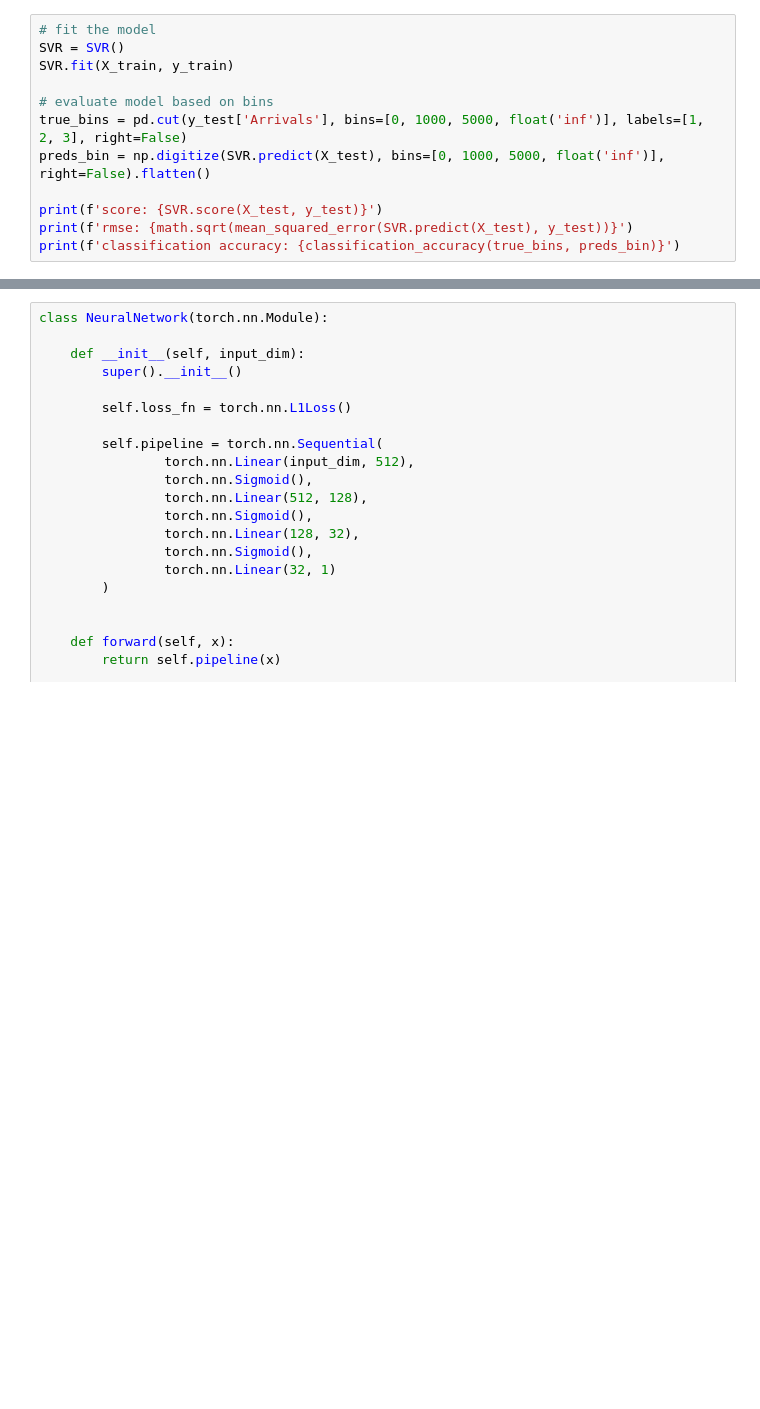
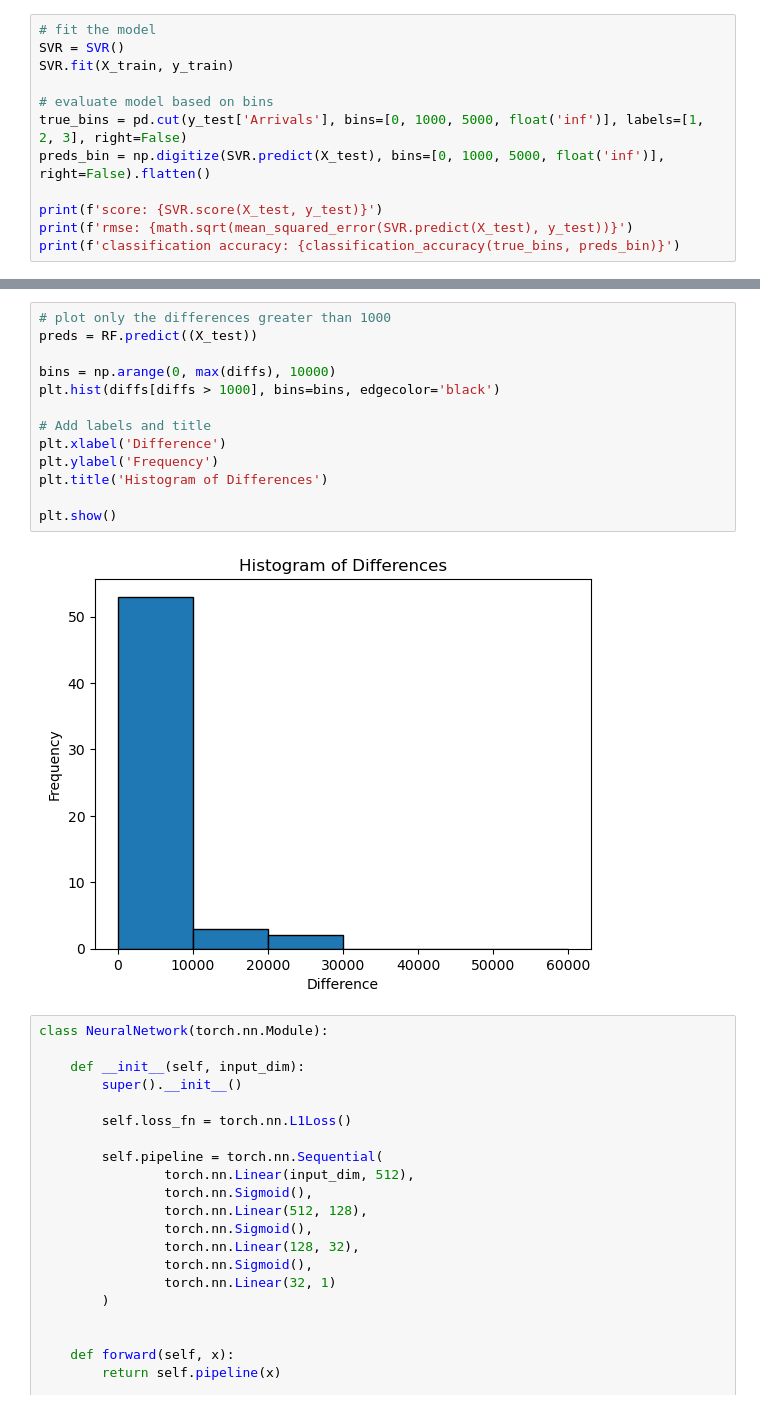
Before and after one commit to jamiehax/UNHCR-ml-challenge, a Jupyter notebook: model.ipynb, the cells around one changed output, grey strips where cells are left out. Saved outputs shown, nothing was run; the diff lists cells and outputs as text; blank space fills up the shorter version.

```diff
--- a/model.ipynb
+++ b/model.ipynb
@@ -168,3 +196,18 @@ classification accuracy: 0.9918937697830619
+# %%
+# plot only the differences greater than 1000
+preds = RF.predict((X_test))
+
+bins = np.arange(0, max(diffs), 10000)
+plt.hist(diffs[diffs > 1000], bins=bins, edgecolor='black')
+
+# Add labels and title
+plt.xlabel('Difference')
+plt.ylabel('Frequency')
+plt.title('Histogram of Differences')
+
+plt.show()
+# %% [output]
+[figure, added]
 # %%
 class NeuralNetwork(torch.nn.Module):
 
```
Also changed, not shown: parts of 6 cells of this notebook, 2 other files.
